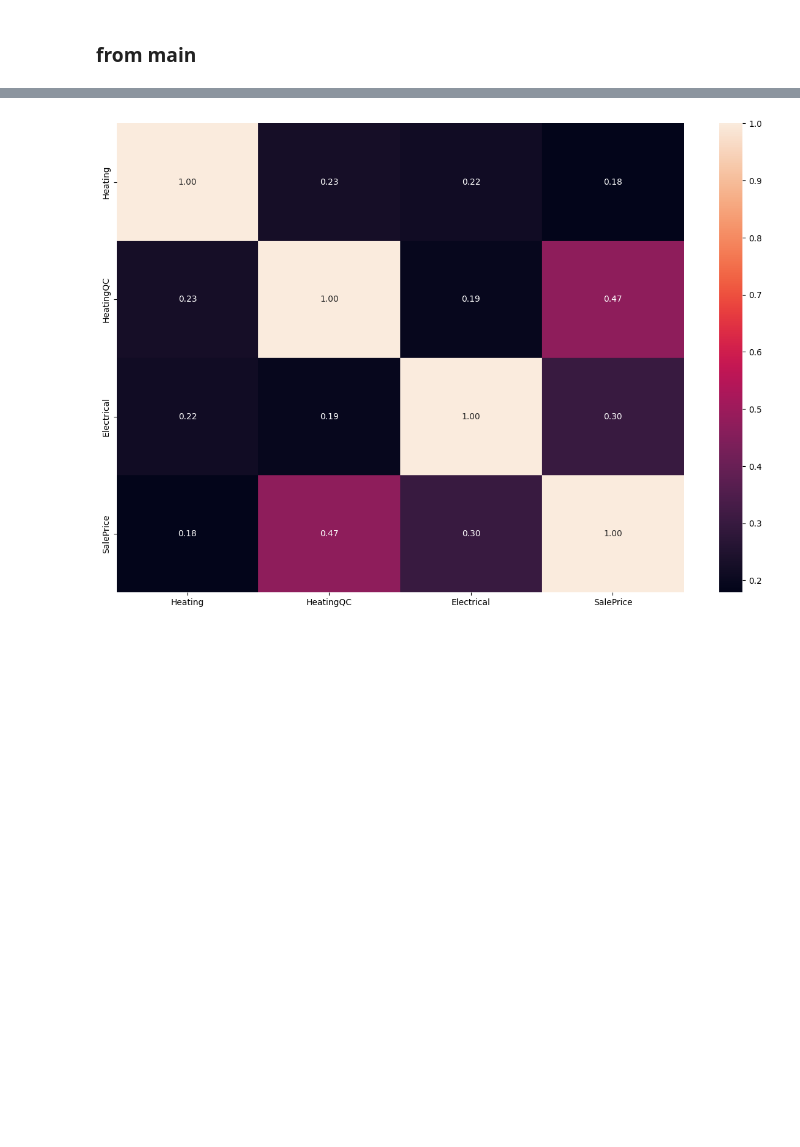
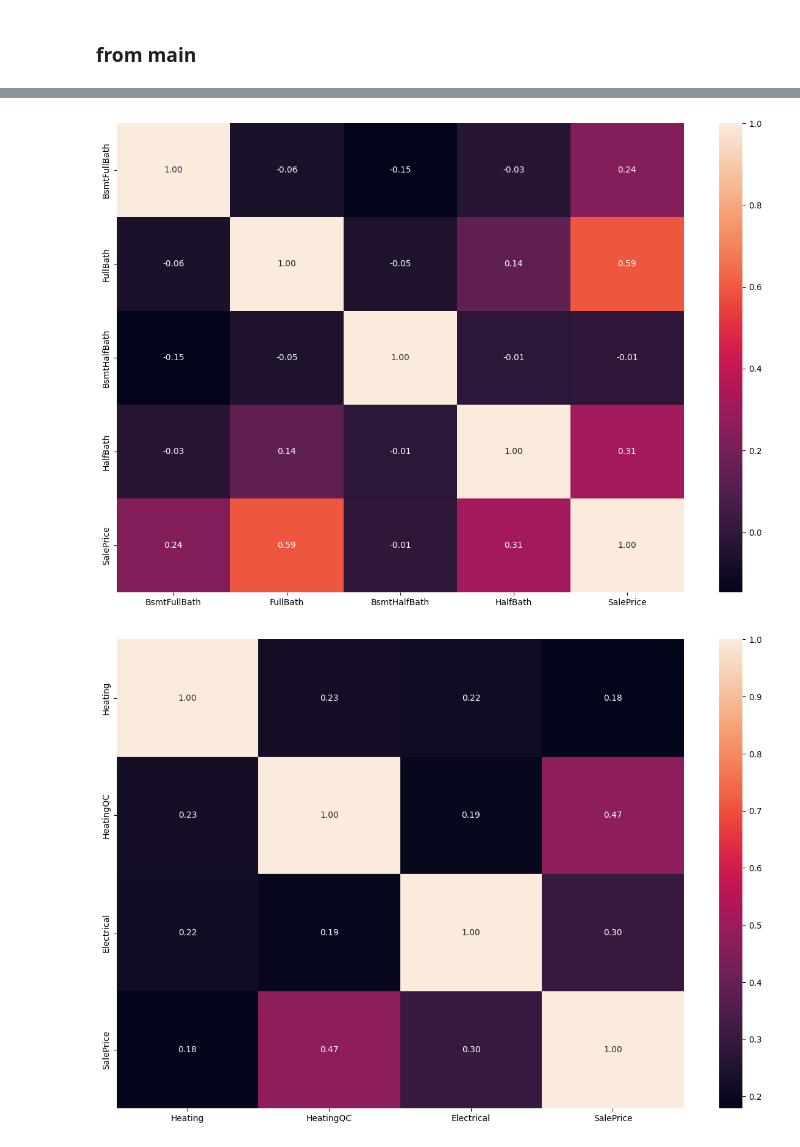
Before and after one commit to Dasha0203/Light_GBM, a Jupyter notebook: Working_files/Saule.ipynb, the cells around one changed output, grey strips where cells are left out. Cells and saved outputs as stored; diff of their text form; code cells hidden in the pictures; blank space fills up the shorter version.

```diff
--- a/Working_files/Saule.ipynb
+++ b/Working_files/Saule.ipynb
@@ -297,3 +292,22 @@ sns.heatmap(filled_data_new.corr(),  annot=True, fmt='.2f');
 # %%
-selected_columns_2 = ['1stFlrSF', '2ndFlrSF', 'LowQualFinSF', 'GrLivArea', 'TotRmsAbvGrd', 'BsmtFinSF1', 'BsmtFinSF2', 'BsmtUnfSF', 'TotalBsmtSF','SalePrice']
-filled_data_new_2 = filled_data[selected_columns_2]
+ordinal_encoding_columns = ['KitchenQual','Functional','GarageFinish','GarageQual','GarageCond','PoolQC',\
+                           'MSZoning', 'Street', 'LotShape', 'LandContour', 'LotConfig', 'LandSlope',\
+                           'BldgType', 'HouseStyle','RoofStyle','Neighborhood','Condition1', 'Condition2', 'Exterior1st', 'Exterior2nd',\
+                           'Foundation', 'ExterQual', 'ExterCond', 'BsmtExposure', 'BsmtFinType1', 'BsmtFinType2',\
+                           'Heating', 'HeatingQC']
+standard_scaler_columns = ['TotRmsAbvGrd','Fireplaces','GarageYrBlt','GarageCars','GarageArea','WoodDeckSF',\
+                          'OpenPorchSF','EnclosedPorch','ScreenPorch',\
+                          'BsmtFinSF1', 'BsmtFinSF2', 'BsmtUnfSF', 'TotalBsmtSF', '1stFlrSF', '2ndFlrSF', 'LowQualFinSF', 'GrLivArea']
+one_hot_encoding_columns = ['GarageType','PavedDrive','Fence','SaleCondition', 'CentralAir']
+
+
+scaler_and_encoder = ColumnTransformer(
+    [
+        ('one_hot_encoding_columns', OneHotEncoder(sparse_output=False), one_hot_encoding_columns),
+        ('scaling_num_columns', StandardScaler(), standard_scaler_columns),
+        ('ordinal_encoding', OrdinalEncoder(), ordinal_encoding_columns)
+
+    ],
+    verbose_feature_names_out = False,
+    remainder = 'passthrough'
+)
@@ -382,3 +375,11 @@ scaler_and_encoder = ColumnTransformer(
+# %%
+selected_columns_3 = ['BsmtFullBath', 'FullBath', 'BsmtHalfBath','HalfBath', 'SalePrice']
+filled_data_new_3 = filled_data[selected_columns_3]
+# %%
+fig, ax = plt.subplots(figsize=(15, 10))
+sns.heatmap(filled_data_new_3.corr(),  annot=True, fmt='.2f');
+# %% [output]
+[figure, added]
 # %%
 preprocessor = Pipeline(
     [
```
Also changed, not shown: parts of 84 cells of this notebook.
